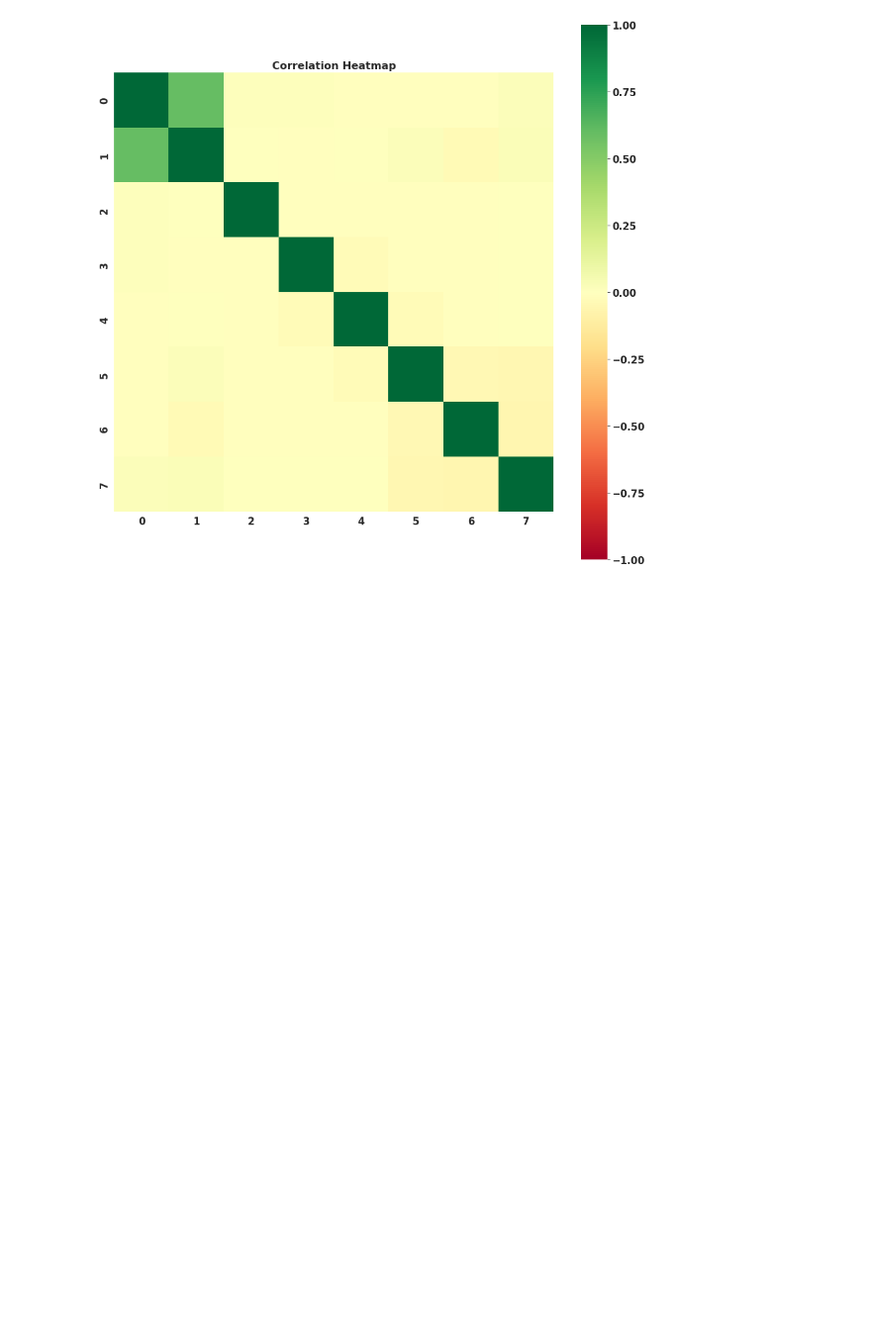
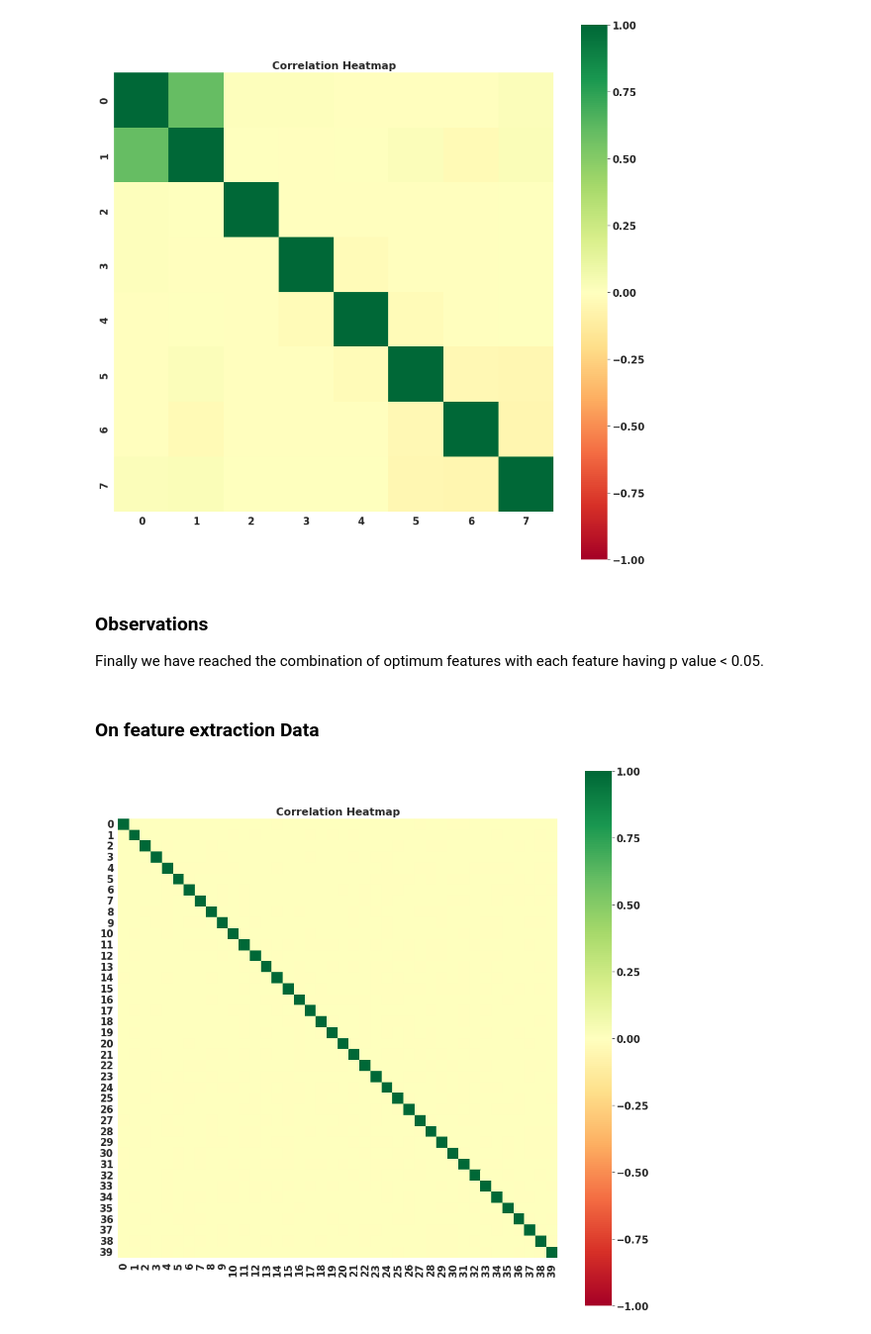
Before and after one commit to kavrit/NYC-Taxi-trip-prediction, a Jupyter notebook: Capstone_Project_NYC_Taxi_Trip_Time_Prediction.ipynb, the cells around one changed output. Shown at 99% size. Cells and saved outputs as stored; diff of their text form; code cells hidden in the pictures; blank space fills up the shorter version.

```diff
--- a/Capstone_Project_NYC_Taxi_Trip_Time_Prediction.ipynb
+++ b/Capstone_Project_NYC_Taxi_Trip_Time_Prediction.ipynb
@@ -680,3 +680,18 @@ plt.title("Correlation Heatmap", fontsize=16)
 plt.show()
 # %% [output]
 [figure]
+# %% [markdown]
+### **Observations**
+
+Finally we have reached the combination of optimum features with each feature having p value < 0.05.
+# %% [markdown]
+### **On feature extraction Data**
+# %%
+plt.figure(figsize=(15,15))
+corr = pd.DataFrame(X_train_pca).corr()
+corr.index = pd.DataFrame(X_train_pca).columns
+sns.heatmap(corr, cmap='RdYlGn', vmin=-1, vmax=1, square=True)
+plt.title("Correlation Heatmap", fontsize=16)
+plt.show()
+# %% [output]
+[figure, added]
```
Also changed, not shown: parts of 14 cells of this notebook.
